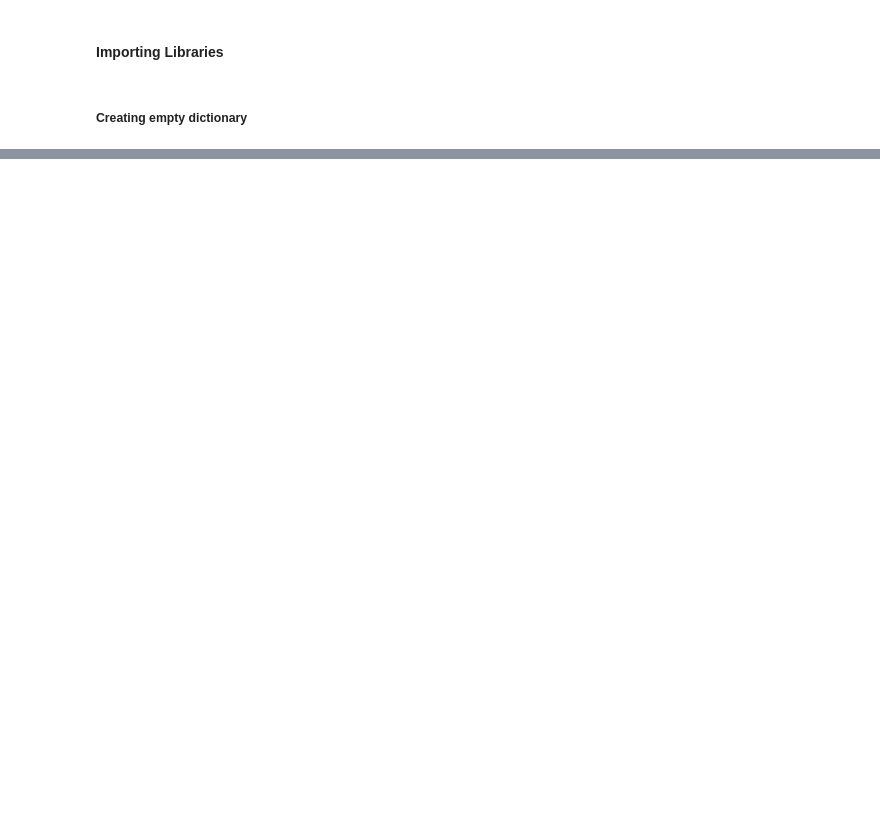
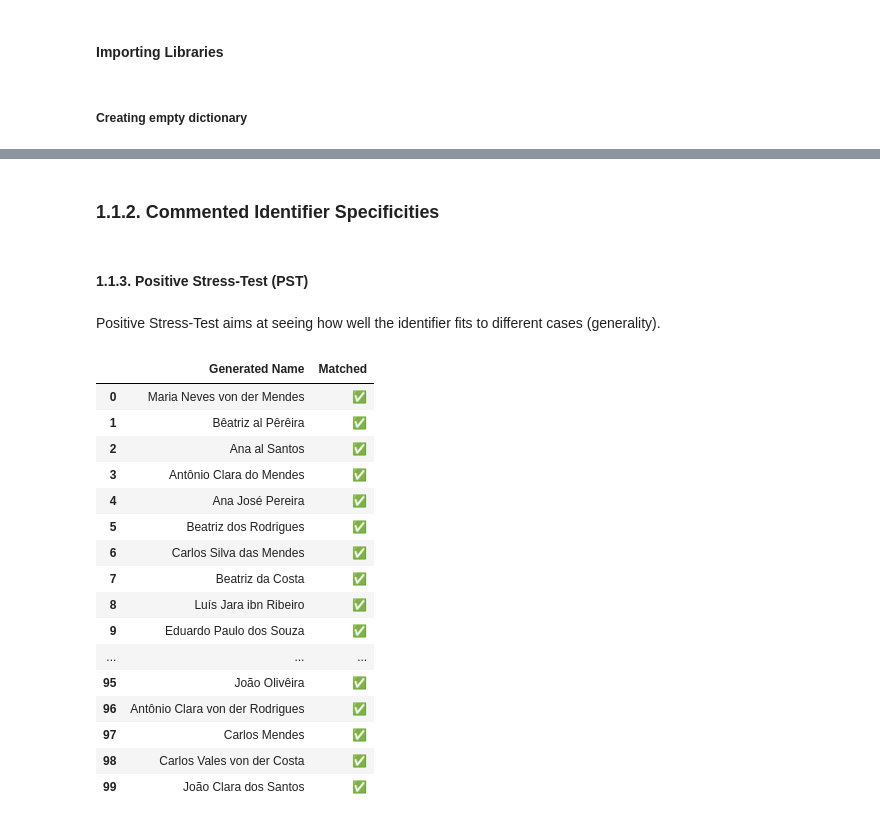
Before and after one commit to Gustavo-Bernardino/ICU_Dictionary_and_DLP_Prototype, a Jupyter notebook: Identifier_Builder.ipynb, the cells around one changed output, grey strips where cells are left out. Saved outputs shown, nothing was run; the diff lists cells and outputs as text; code cells hidden in the pictures; blank space fills up the shorter version.

```diff
--- a/Identifier_Builder.ipynb
+++ b/Identifier_Builder.ipynb
@@ -259,10 +15,0 @@ Content_Identifier = r"\b\d{5,10}\b"
-# %%
-test_record_numbers = ["54321", "1234567890", "98765", "A123B"]
-record_regex_test = re.compile(Content_Identifier)
-
-# Test regex against generated record numbers
-matches_test = [rec for rec in test_record_numbers if record_regex_test.fullmatch(rec)]
-
-# Display results
-df_results_test = pd.DataFrame({"Generated Record Number": test_record_numbers, "Matched": ["✅" if rec in matches_test else "❌" for rec in test_record_numbers]})
-tools.display_dataframe_to_user(name="Nº Prontuário Regex Test Results", dataframe=df_results_test)
@@ -672,32 +15,0 @@ df_nst_results.style
-# %%
-
-
-## **Build Pattern**
-icu_data_dict_granular["Clinical_Medical_Data"]["Fields"]["Diagnósticos"] = {
-    "Field_Regex": r"\b(?:Diagnóstico|CID-10|Doença)\b",
-    "Content_Regex": r"(?:Sepsis|Pneumonia|Hipertensão|Diabetes)",
-    "DLP_Strategy": "Uses NLP-based classification to recognize medical conditions."
-}
-
-## **Stress Test**
-medical_conditions = ["Sepsis", "Diabetes", "Hipertensão", "Pneumonia"]
-condition_regex = re.compile(icu_data_dict_granular["Clinical_Medical_Data"]["Fields"]["Diagnósticos"]["Content_Regex"])
-matches = [cond for cond in medical_conditions if condition_regex.fullmatch(cond)]
-df_results = pd.DataFrame({"Generated Medical Conditions": medical_conditions, "Matched": ["✅" if cond in matches else "❌" for cond in medical_conditions]})
-tools.display_dataframe_to_user(name="Medical Condition Regex Test", dataframe=df_results)
-
-# 6️⃣ Medication & Treatment
-icu_data_dict_granular["Medication_Treatment"] = {"Fields": {}}
-
-## **Build Pattern**
-icu_data_dict_granular["Medication_Treatment"]["Fields"]["Prescrição"] = {
-    "Field_Regex": r"\b(?:Prescrição|Receita Médica)\b",
-    "Content_Regex": r"\b(?:Paracetamol|Ibuprofeno|Morfina|Fentanil)\b",
-    "DLP_Strategy": "Flags prescription of controlled substances."
-}
-
-# 7️⃣ Final Steps: Export Dictionary
-with open("icu_dlp_dictionary.json", "w", encoding="utf-8") as f:
-    json.dump(icu_data_dict_granular, f, indent=4, ensure_ascii=False)
-
-print("ICU DLP Dictionary saved as JSON ✅")
@@ -703,0 +25,2 @@ print("ICU DLP Dictionary saved as JSON ✅")
+# %% [markdown]
+### 1.1.2. Commented Identifier Specificities
@@ -703,0 +49,4 @@ print("ICU DLP Dictionary saved as JSON ✅")
+# %% [markdown]
+#### 1.1.3. Positive Stress-Test (PST)
+# %% [markdown]
+Positive Stress-Test aims at seeing how well the identifier fits to different cases (generality).
@@ -703,0 +100,20 @@ print("ICU DLP Dictionary saved as JSON ✅")
+# %%
+df_results_test.style #The names that failed are not "real names", so the identifier seems to perform well under PST.
+# %% [output]
+|  | Generated Name | Matched |
+| 0 | Maria Neves von der Mendes | ✅ |
+| 1 | Bêatriz al Pêrêira | ✅ |
+| 2 | Ana al Santos | ✅ |
+| 3 | Antônio Clara do Mendes | ✅ |
+| 4 | Ana José Pereira | ✅ |
+| 5 | Beatriz dos Rodrigues | ✅ |
+| 6 | Carlos Silva das Mendes | ✅ |
+| 7 | Beatriz da Costa | ✅ |
+| 8 | Luís Jara ibn Ribeiro | ✅ |
+| 9 | Eduardo Paulo dos Souza | ✅ |
+| ... | ... | ... |
+| 95 | João Olivêira | ✅ |
+| 96 | Antônio Clara von der Rodrigues | ✅ |
+| 97 | Carlos Mendes | ✅ |
+| 98 | Carlos Vales von der Costa | ✅ |
+| 99 | João Clara dos Santos | ✅ |
```
Also changed, not shown: parts of 119 cells of this notebook, 1 other file.
